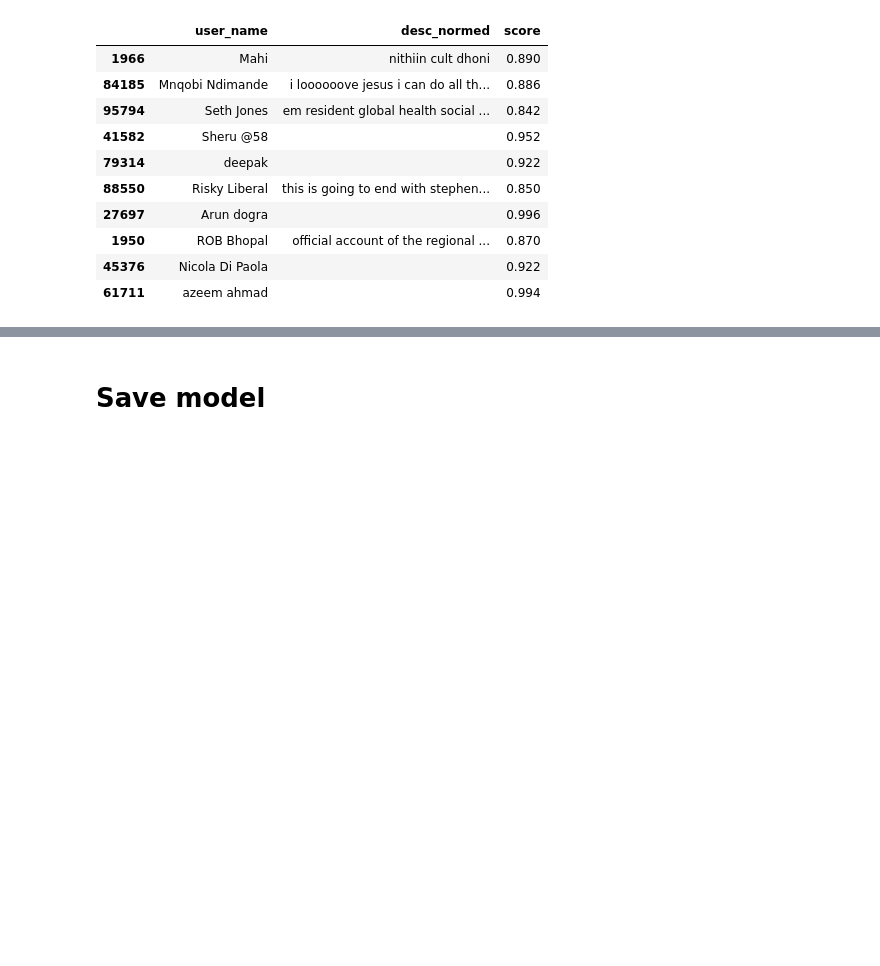
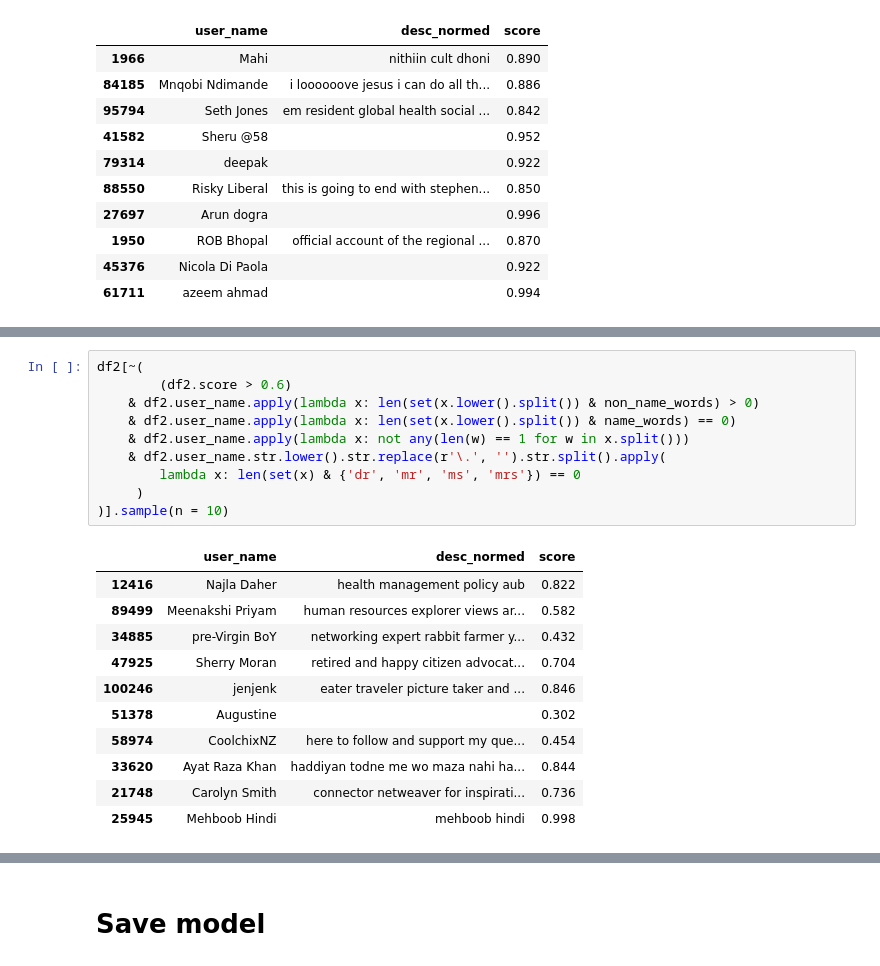
Before and after one commit to RoyMattar/covid-19-tweet-locator, a Jupyter notebook: data/scraping/3. user formality classification.ipynb, the cells around one changed output, grey strips where cells are left out. Cells and saved outputs as stored; diff of their text form; blank space fills up the shorter version.

```diff
--- a/data/scraping/3. user formality classification.ipynb
+++ b/data/scraping/3. user formality classification.ipynb
@@ -363,0 +389,22 @@ df2[df2.score > 0.8].sample(n = 10)
+# %%
+df2[~(
+        (df2.score > 0.6)
+    & df2.user_name.apply(lambda x: len(set(x.lower().split()) & non_name_words) > 0)
+    & df2.user_name.apply(lambda x: len(set(x.lower().split()) & name_words) == 0)
+    & df2.user_name.apply(lambda x: not any(len(w) == 1 for w in x.split()))
+    & df2.user_name.str.lower().str.replace(r'\.', '').str.split().apply(
+        lambda x: len(set(x) & {'dr', 'mr', 'ms', 'mrs'}) == 0
+     )
+)].sample(n = 10)
+# %% [output]
+|  | user_name | desc_normed | score |
+| 12416 | Najla Daher | health management policy aub | 0.822 |
+| 89499 | Meenakshi Priyam | human resources explorer views ar... | 0.582 |
+| 34885 | pre-Virgin BoY | networking expert rabbit farmer y... | 0.432 |
+| 47925 | Sherry Moran | retired and happy citizen advocat... | 0.704 |
+| 100246 | jenjenk | eater traveler picture taker and ... | 0.846 |
+| 51378 | Augustine |  | 0.302 |
+| 58974 | CoolchixNZ | here to follow and support my que... | 0.454 |
+| 33620 | Ayat Raza Khan | haddiyan todne me wo maza nahi ha... | 0.844 |
+| 21748 | Carolyn Smith | connector netweaver for inspirati... | 0.736 |
+| 25945 | Mehboob Hindi | mehboob hindi | 0.998 |
```
Also changed, not shown: parts of 3 cells of this notebook, 1 other file.
